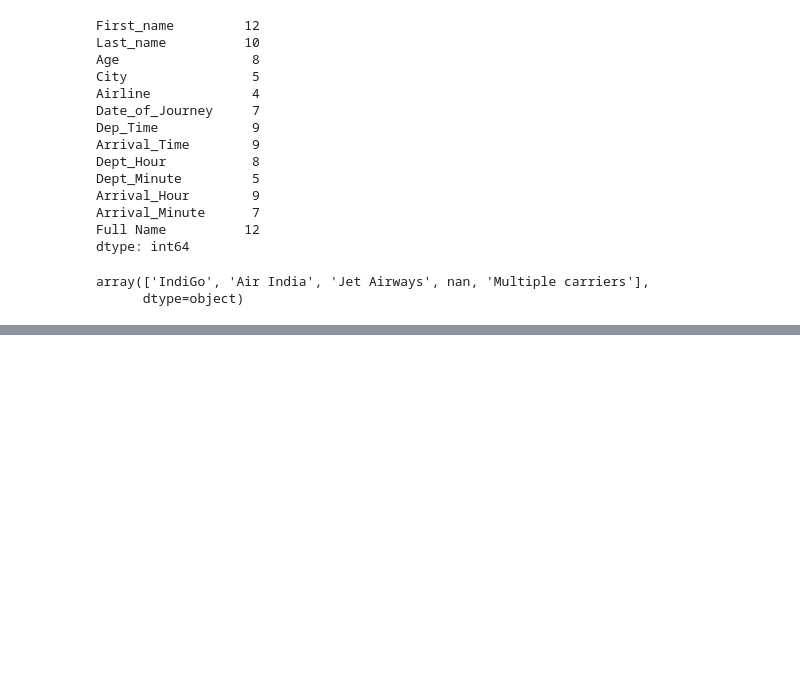
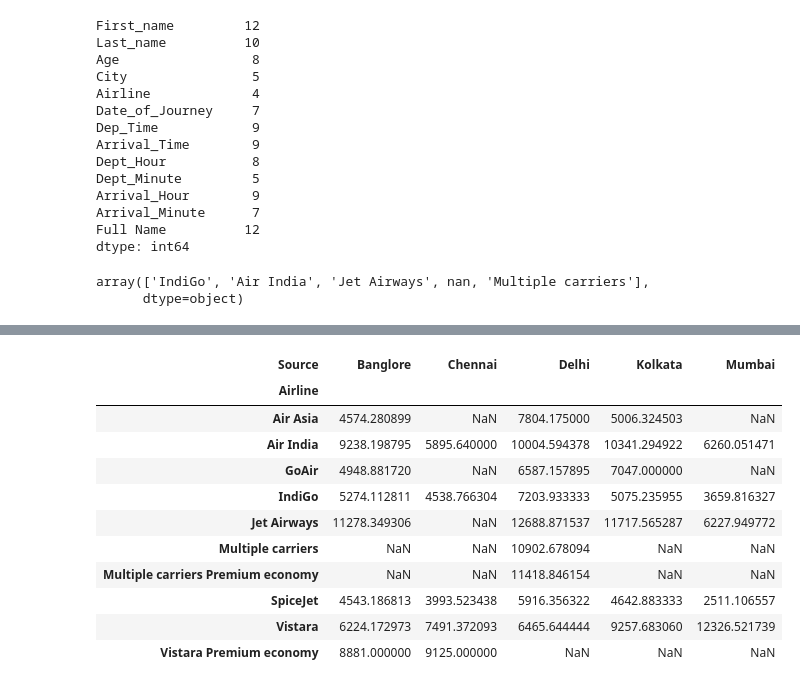
Before and after one commit to ChinmayBhusane/pythonpractice, a Jupyter notebook: 03_data_manupulation_pandas/pandas_level_01.ipynb, the cells around one changed output, grey strips where cells are left out. Saved outputs shown, nothing was run; the diff lists cells and outputs as text; code cells hidden in the pictures; blank space fills up the shorter version.

```diff
--- a/03_data_manupulation_pandas/pandas_level_01.ipynb
+++ b/03_data_manupulation_pandas/pandas_level_01.ipynb
@@ -226,0 +402,15 @@ array(['IndiGo', 'Air India', 'Jet Airways', nan, 'Multiple carriers'],
+# %%
+df.pivot_table(index='Airline',columns='Source',values='Price',aggfunc='mean')
+# %% [output]
+| Source | Banglore | Chennai | Delhi | Kolkata | Mumbai |
+| Airline |  |  |  |  |  |
+| Air Asia | 4574.280899 | NaN | 7804.175000 | 5006.324503 | NaN |
+| Air India | 9238.198795 | 5895.640000 | 10004.594378 | 10341.294922 | 6260.051471 |
+| GoAir | 4948.881720 | NaN | 6587.157895 | 7047.000000 | NaN |
+| IndiGo | 5274.112811 | 4538.766304 | 7203.933333 | 5075.235955 | 3659.816327 |
+| Jet Airways | 11278.349306 | NaN | 12688.871537 | 11717.565287 | 6227.949772 |
+| Multiple carriers | NaN | NaN | 10902.678094 | NaN | NaN |
+| Multiple carriers Premium economy | NaN | NaN | 11418.846154 | NaN | NaN |
+| SpiceJet | 4543.186813 | 3993.523438 | 5916.356322 | 4642.883333 | 2511.106557 |
+| Vistara | 6224.172973 | 7491.372093 | 6465.644444 | 9257.683060 | 12326.521739 |
+| Vistara Premium economy | 8881.000000 | 9125.000000 | NaN | NaN | NaN |
```
Also changed, not shown: parts of 23 cells of this notebook.
